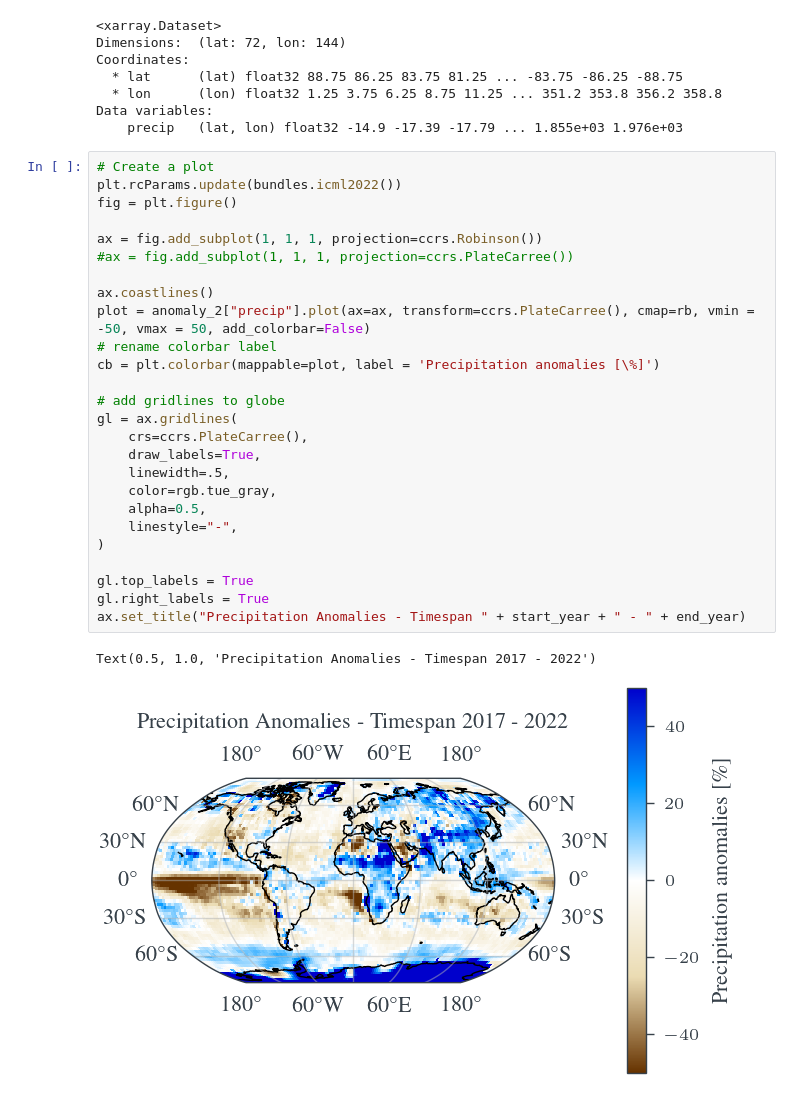
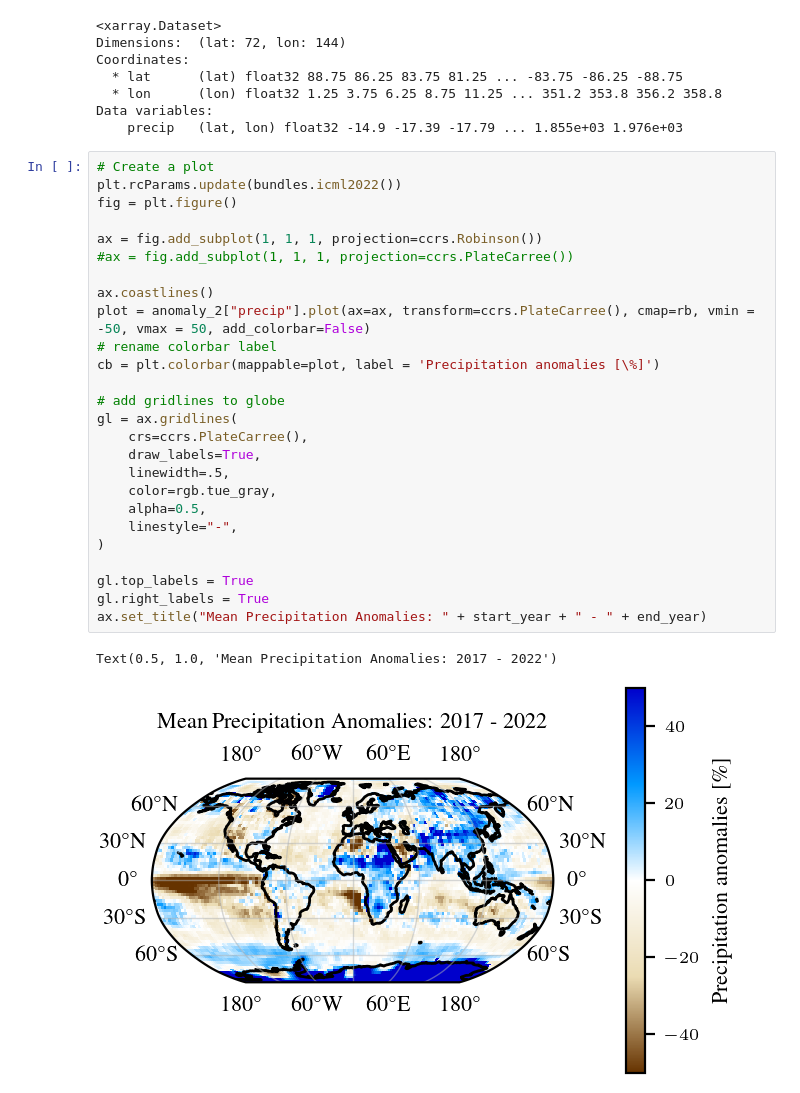
Before and after one commit to am9zZWY/team-aqua, a Jupyter notebook: exp/exp_global_precipitation.ipynb, the cells around one changed output. Cells and saved outputs as stored; diff of their text form.

```diff
--- a/exp/exp_global_precipitation.ipynb
+++ b/exp/exp_global_precipitation.ipynb
@@ -272,29 +274,29 @@ Data variables:
 # %%
 # Create a plot
 plt.rcParams.update(bundles.icml2022())
 fig = plt.figure()
 
 ax = fig.add_subplot(1, 1, 1, projection=ccrs.Robinson())
 #ax = fig.add_subplot(1, 1, 1, projection=ccrs.PlateCarree())
 
 ax.coastlines()
 plot = anomaly_2["precip"].plot(ax=ax, transform=ccrs.PlateCarree(), cmap=rb, vmin = -50, vmax = 50, add_colorbar=False)
 # rename colorbar label
 cb = plt.colorbar(mappable=plot, label = 'Precipitation anomalies [\%]')
 
 # add gridlines to globe
 gl = ax.gridlines(
     crs=ccrs.PlateCarree(),
     draw_labels=True,
     linewidth=.5,
     color=rgb.tue_gray,
     alpha=0.5,
     linestyle="-",
 )
 
 gl.top_labels = True
 gl.right_labels = True
-ax.set_title("Precipitation Anomalies - Timespan " + start_year + " - " + end_year)
+ax.set_title("Mean Precipitation Anomalies: " + start_year + " - " + end_year)
 # %% [output]
-Text(0.5, 1.0, 'Precipitation Anomalies - Timespan 2017 - 2022')
+Text(0.5, 1.0, 'Mean Precipitation Anomalies: 2017 - 2022')
-[figure, old version]
+[figure, new version]
```
Also changed, not shown: parts of 4 cells of this notebook, 1 other file.
